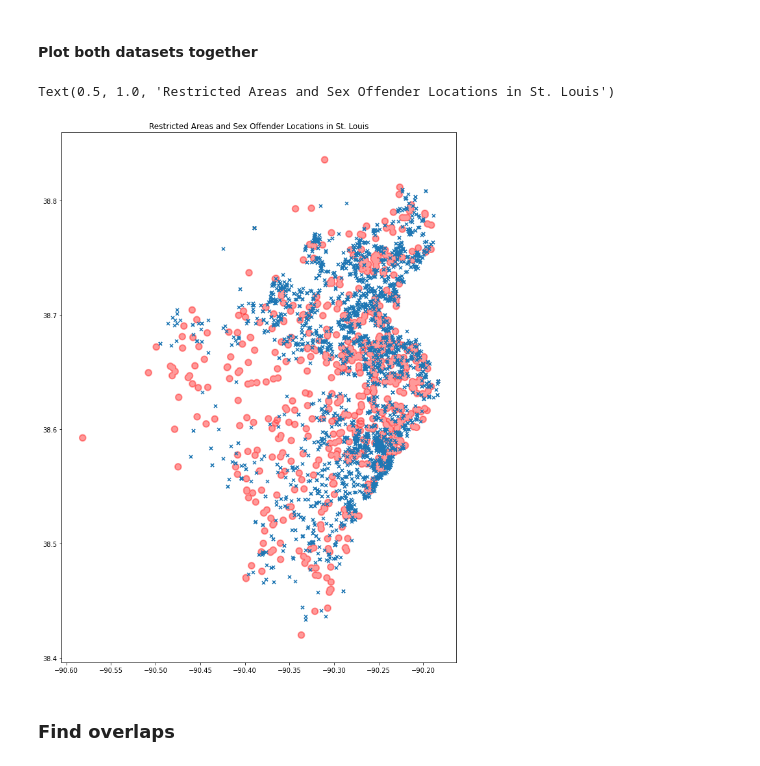
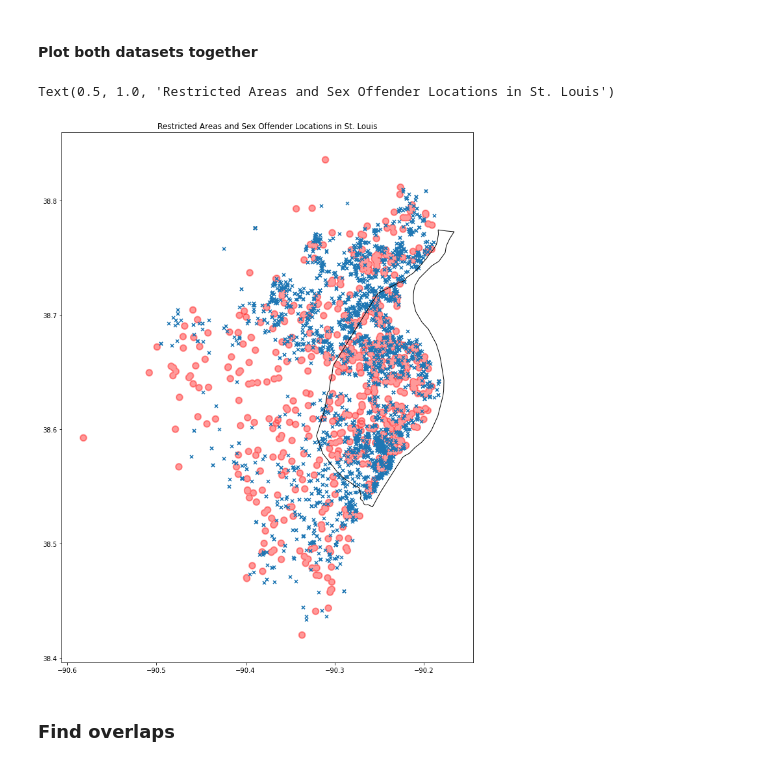
Before and after one commit to PMattox/dsa_masters, a Jupyter notebook: DSA_Capstone/Analysis - SO Potential Noncompliance.ipynb, the cells around one changed output. Drawn from its saved outputs; the diff is of its cells as text; code cells hidden in the pictures.

Commit message:
done working on folium mask for city of STL

```diff
--- a/DSA_Capstone/Analysis - SO Potential Noncompliance.ipynb
+++ b/DSA_Capstone/Analysis - SO Potential Noncompliance.ipynb
@@ -123,0 +149,5 @@ New restricted area (gdf_restricted) CRS: epsg:4326
+# %%
+# read in the zoning data we just unzipped
+stlshape = gpd.read_file('data/stl_city_shape/')
+# convert to the same CRS as the other datasets
+stlshape = stlshape.to_crs(gdf_so.crs)
@@ -126,13 +176,14 @@ New restricted area (gdf_restricted) CRS: epsg:4326
 # %%
 fig, ax = plt.subplots(figsize=(15, 15))
 
 gdf_restricted.plot(ax=ax, color='red', alpha=0.4, edgecolor='red', linewidth=2)
 gdf_so.plot(ax=ax, marker='x', markersize=25)
+stlshape.plot(ax=ax, color='none', edgecolor='black')
 
 plt.title("Restricted Areas and Sex Offender Locations in St. Louis")
 # %% [output]
 Text(0.5, 1.0, 'Restricted Areas and Sex Offender Locations in St. Louis')
-[figure, old version]
+[figure, new version]
 # %% [markdown]
 ### Find overlaps
 # %%
```
Also changed, not shown: parts of 4 cells of this notebook, 9 other files.
